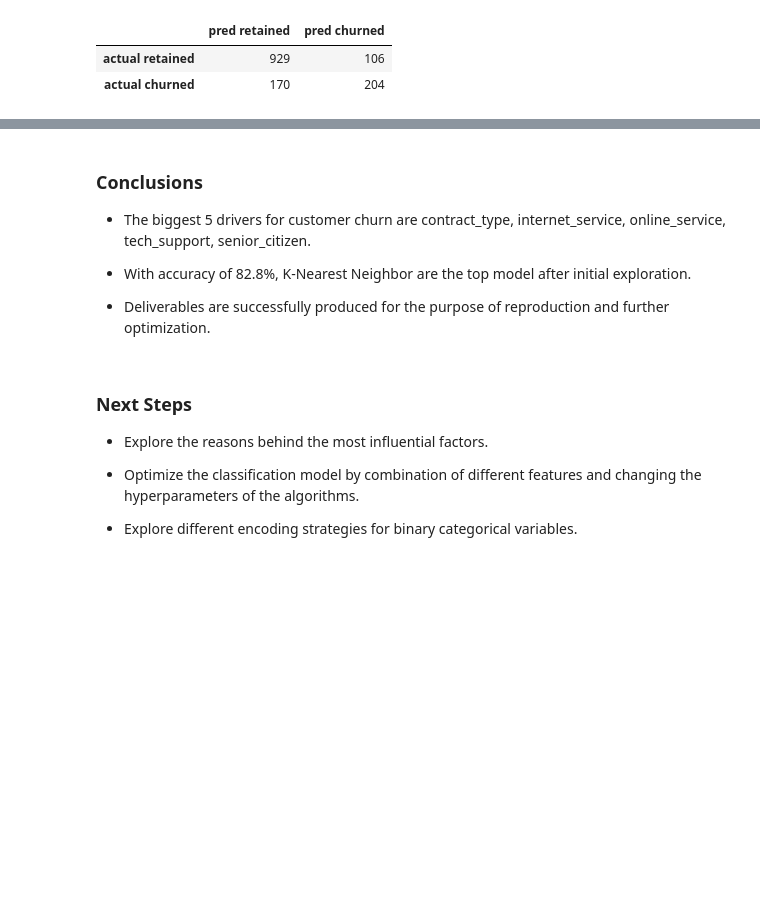
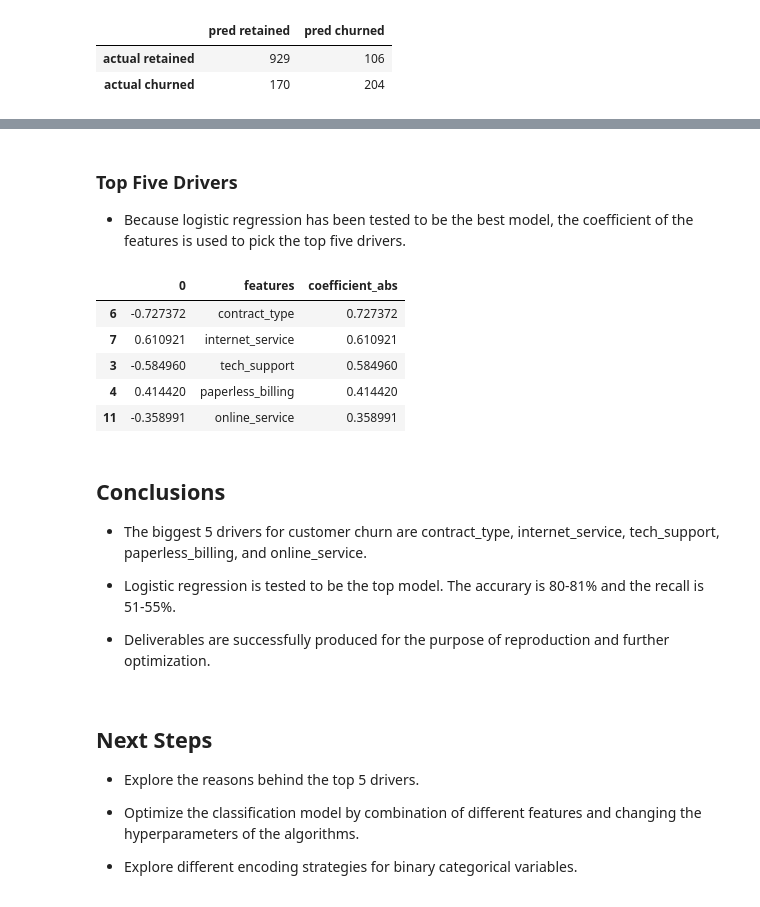
Before and after one commit to Yongliang-Shi/classification-project, a Jupyter notebook: report.ipynb, the cells around one changed output, grey strips where cells are left out. Drawn from its saved outputs; the diff is of its cells as text; code cells hidden in the pictures; blank space fills up the shorter version.

Commit message:
Save the best ML model

```diff
--- a/report.ipynb
+++ b/report.ipynb
@@ -1074,15 +1155,28 @@ weighted avg       0.80      0.80      0.80      1409
+# %% [markdown]
+### Top Five Drivers
+- Because logistic regression has been tested to be the best model, the coefficient of the features is used to pick the top five drivers.
+# %%
+# Print the top 5 features with highest absolute value of coefficient
+coefficient.sort_values(by='coefficient_abs', ascending=False).head()
+# %% [output]
+|  | 0 | features | coefficient_abs |
+| 6 | -0.727372 | contract_type | 0.727372 |
+| 7 | 0.610921 | internet_service | 0.610921 |
+| 3 | -0.584960 | tech_support | 0.584960 |
+| 4 | 0.414420 | paperless_billing | 0.414420 |
+| 11 | -0.358991 | online_service | 0.358991 |
 # %% [markdown]
-### Conclusions
+## Conclusions
 
-* The biggest 5 drivers for customer churn are contract_type, internet_service, online_service, tech_support, senior_citizen.
+* The biggest 5 drivers for customer churn are contract_type, internet_service, tech_support, paperless_billing, and online_service.
 
-* With accuracy of 82.8%, K-Nearest Neighbor are the top model after initial exploration.
+* Logistic regression is tested to be the top model. The accurary is 80-81% and the recall is 51-55%.
 
 * Deliverables are successfully produced for the purpose of reproduction and further optimization.
 # %% [markdown]
-### Next Steps
+## Next Steps
 
-* Explore the reasons behind the most influential factors.
+* Explore the reasons behind the top 5 drivers.
 
 * Optimize the classification model by combination of different features and changing the hyperparameters of the algorithms.
 
```
Also changed, not shown: parts of 10 cells of this notebook.
